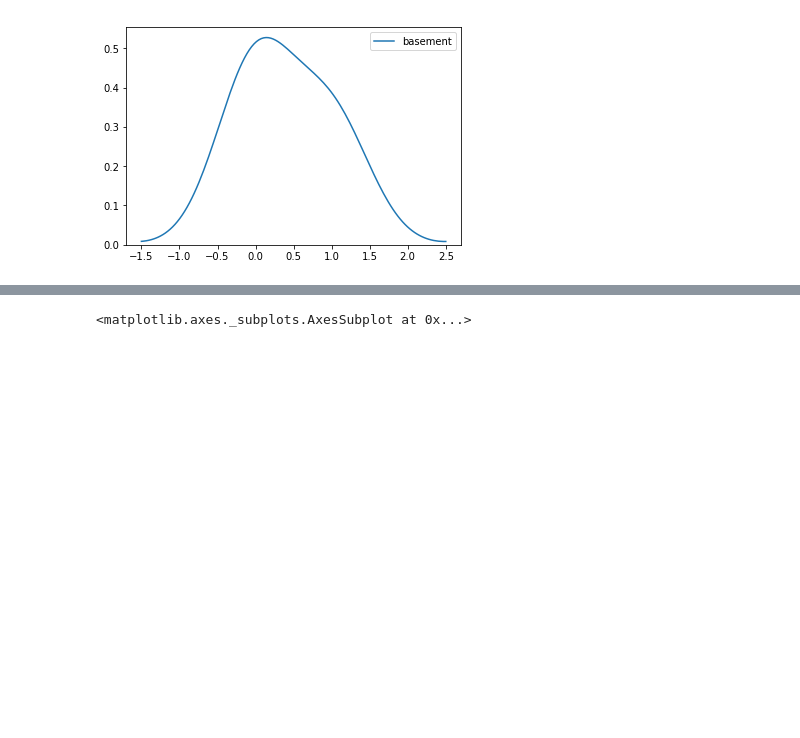
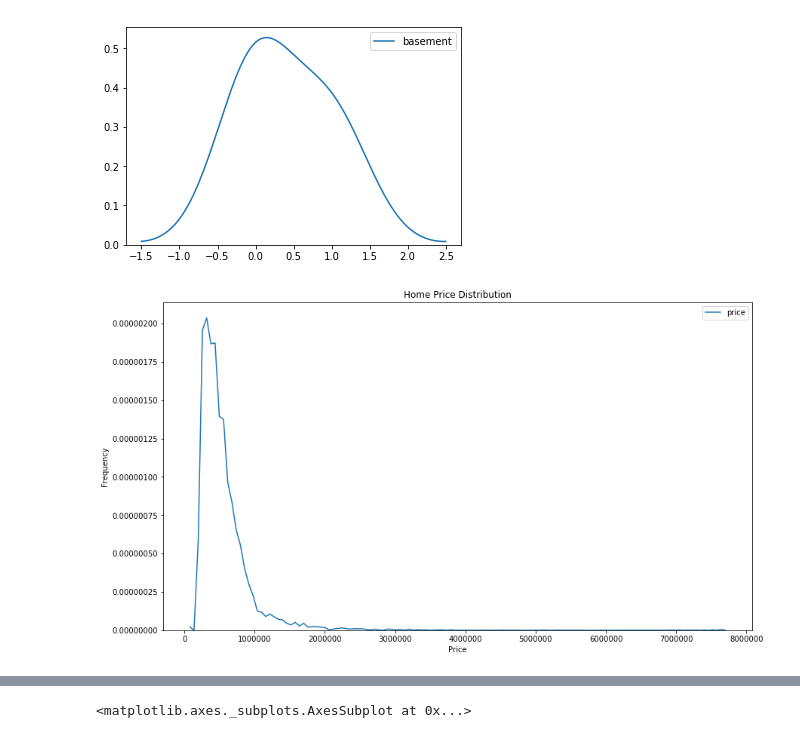
Before and after one commit to joshblumer/dsc-mod-2-project-v2-1-online-ds-sp-000, a Jupyter notebook: EDA.ipynb, the cells around one changed output, grey strips where cells are left out. Cells and saved outputs as stored; diff of their text form; code cells hidden in the pictures; blank space fills up the shorter version.

```diff
--- a/EDA.ipynb
+++ b/EDA.ipynb
@@ -323,6 +317,16 @@ for i, col in enumerate(df.columns):
 [figure]
 [figure]
 [figure]
+# %%
+# Take a closer look at dependent variable 'price' distribution
+
+plt.figure(figsize=(14,8))
+sns.kdeplot(df['price'], bw = 0.5)
+plt.title('Home Price Distribution')
+plt.xlabel('Price')
+plt.ylabel('Frequency');
+# %% [output]
+[figure, added]
 # %%
 # Price distribution is heavily skewed so in order to preserve model interpretability and
 # accuracy we will manually filter outliers by filtering the column through value limits
```
Also changed, not shown: parts of 6 cells of this notebook, 1 other file.
